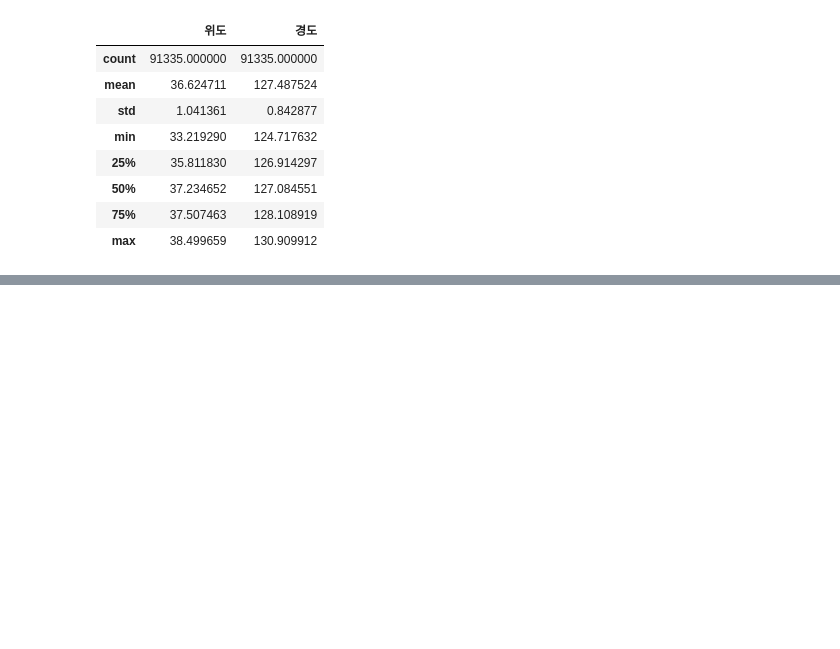
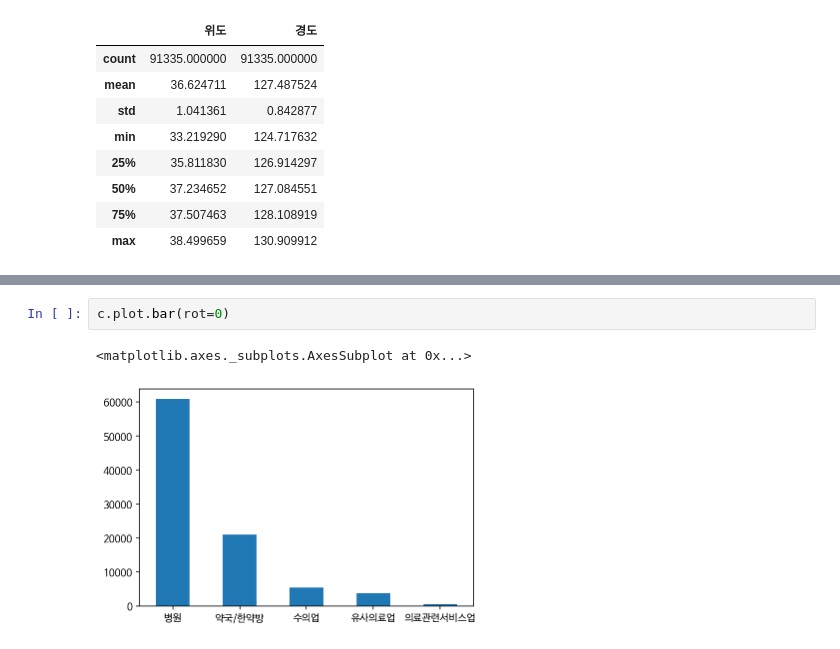
Before and after one commit to JaeHong-Park987/studying, a Jupyter notebook: 2주차/서울 종합병원 분포 확인하기.ipynb, the cells around one changed output, grey strips where cells are left out. Drawn from its saved outputs; the diff is of its cells as text; blank space fills up the shorter version.

```diff
--- a/2주차/서울 종합병원 분포 확인하기.ipynb
+++ b/2주차/서울 종합병원 분포 확인하기.ipynb
@@ -383,0 +524,5 @@ df1.describe(include="object") # number : 수치형 / object : 문자형 -> 기
+# %%
+c.plot.bar(rot=0)
+# %% [output]
+<matplotlib.axes._subplots.AxesSubplot at 0x...>
+[figure, added]
```
Also changed, not shown: parts of 29 cells of this notebook.
